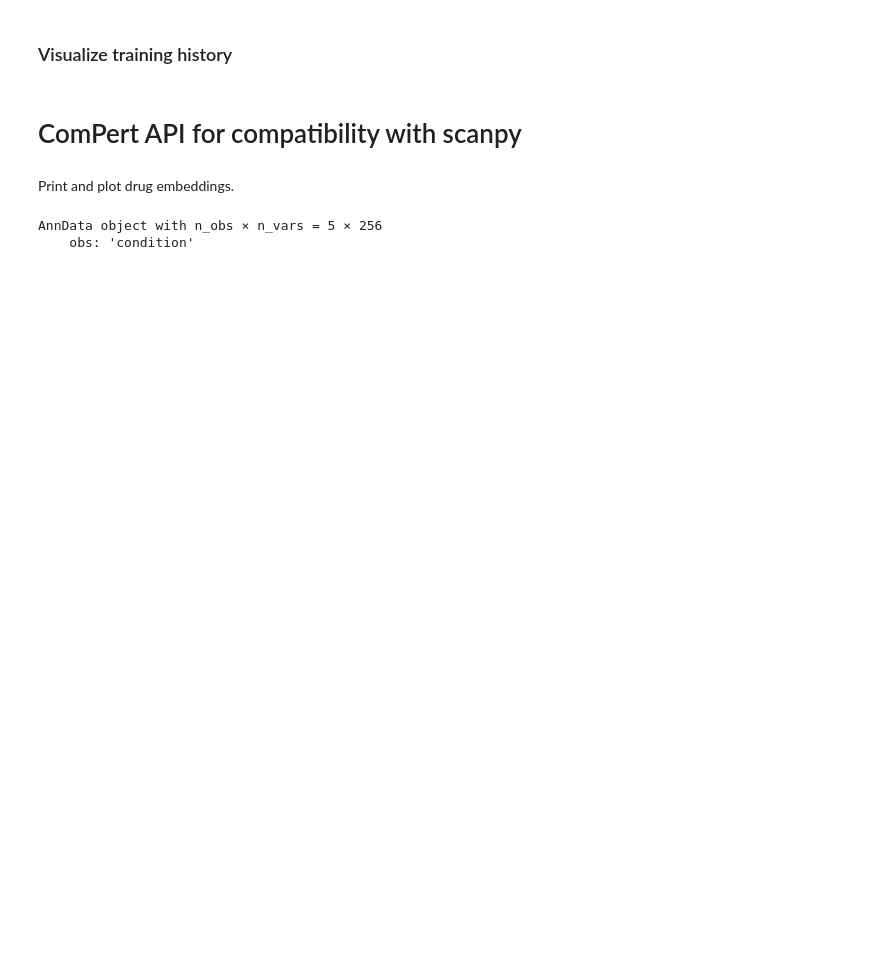
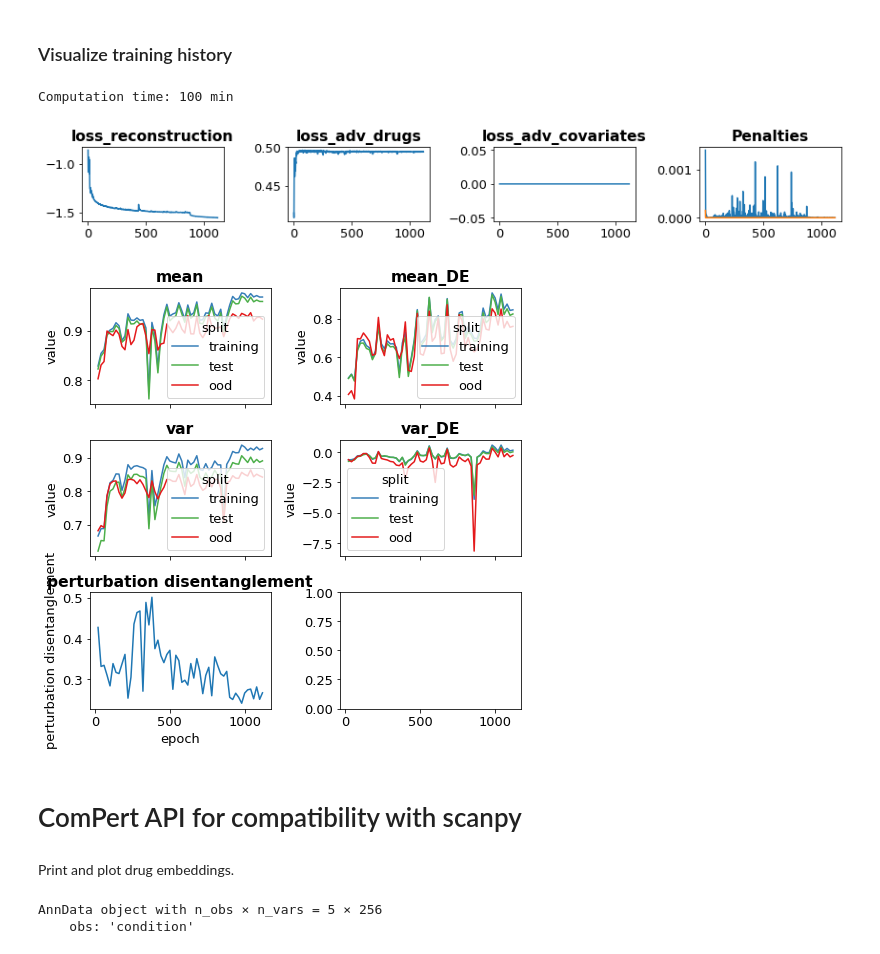
Before and after one commit to facebookresearch/CPA, a Jupyter notebook: notebooks/demo.ipynb, the cells around one changed output. Cells and saved outputs as stored; diff of their text form; code cells hidden in the pictures; blank space fills up the shorter version.

```diff
--- a/notebooks/demo.ipynb
+++ b/notebooks/demo.ipynb
@@ -23,11 +16,13 @@ IMPORTANT. Currenlty because of the standartized evaluation procedure, we need t
 dataset_path = '/home/anna/cpa_binaries/datasets/GSM_new.h5ad'
 compert_api = cpa.api.ComPertAPI(
     dataset_path,
-    pretrained=None,
     perturbation_key='condition',
     split_key='split',
     covariate_keys=['cell_type'],
+    pretrained='/home/anna/cpa_binaries/GSM.pt',
 #     pretrained='/home/anna/cpa_binaries/pretrained_models/GSM/sweep_GSM_new_logsigm_model_seed=60_epoch=1120.pt',
+    only_parameters=False,
     hparams={},
-    device='cuda'
+    save_dir='/home/anna/cpa_binaries/',
+    device='cuda',
 )
@@ -34,4 +53,2 @@ compert_api = cpa.api.ComPertAPI(
 # %% [markdown]
 ### Start training
-# %%
-compert_api.train(max_epochs=1)
@@ -57,8 +77,12 @@ compert_api.train(max_epochs=1)
 # %% [markdown]
 ### Visualize training history
 # %%
-# from compert.plotting import ComPertHistory
-# pretty_history = ComPertHistory(compert_api.model.history)
-# pretty_history.print_time()
-# pretty_history.plot_losses()
-# pretty_history.plot_metrics(epoch_min=0)
+from compert.plotting import ComPertHistory
+pretty_history = ComPertHistory(compert_api.history)
+pretty_history.print_time()
+pretty_history.plot_losses()
+pretty_history.plot_metrics(epoch_min=0)
+# %% [output]
+Computation time: 100 min
+[figure, added]
+[figure, added]
```
Also changed, not shown: parts of 48 cells of this notebook, 7 other files.
